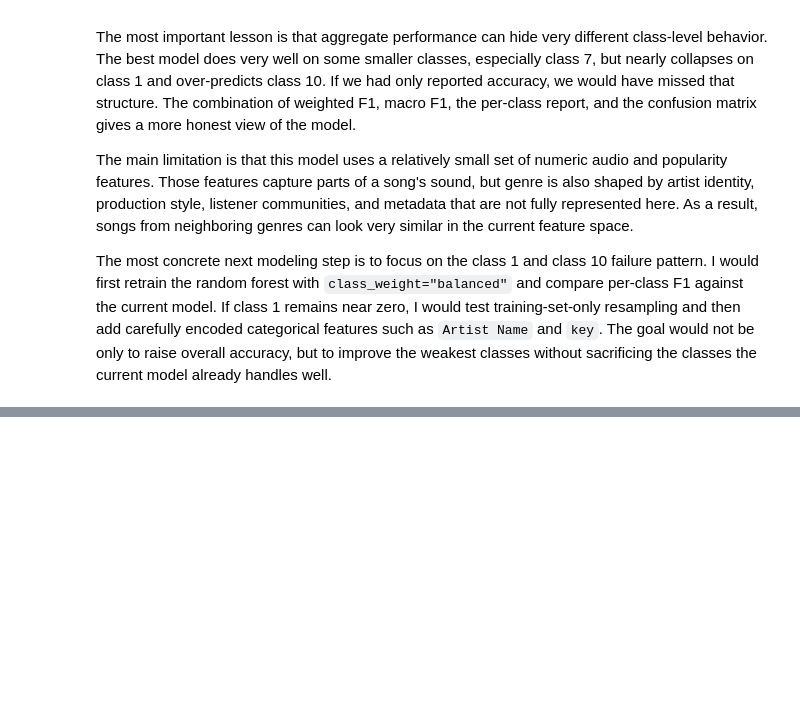
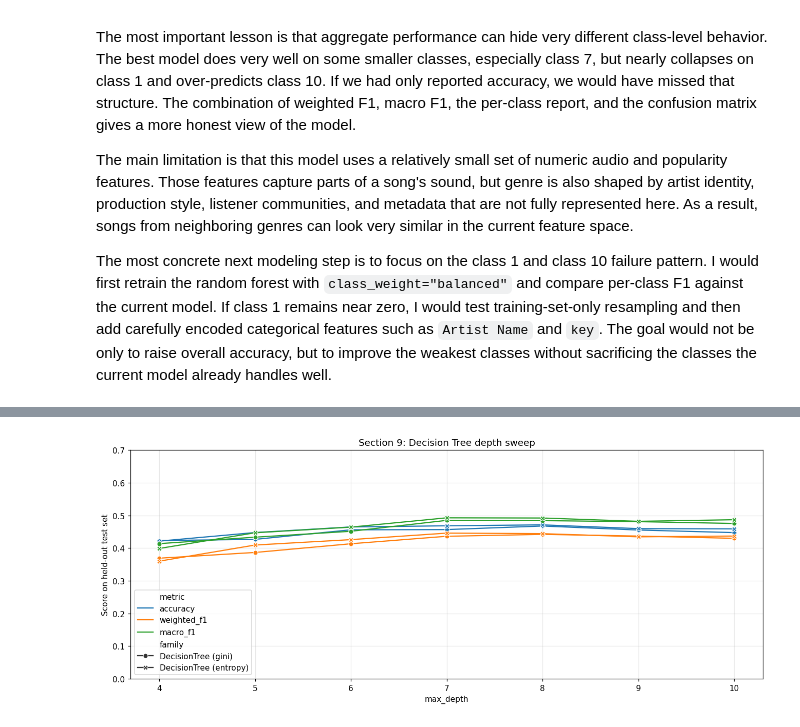
Before and after one commit to 7u4n10/ml-music-class, a Jupyter notebook: notebooks/project_part_3_Team_#.ipynb, the cells around one changed output, grey strips where cells are left out. Saved outputs shown, nothing was run; the diff lists cells and outputs as text; code cells hidden in the pictures; blank space fills up the shorter version.

```diff
--- a/notebooks/project_part_3_Team_1.ipynb
+++ b/notebooks/project_part_3_Team_#.ipynb
@@ -628,0 +671,15 @@ The most concrete next modeling step is to focus on the class 1 and class 10 fai
+# %%
+from sklearn.tree import DecisionTreeClassifier
+from sklearn.ensemble import RandomForestClassifier
+from sklearn.metrics import accuracy_score, f1_score
+import pandas as pd
+import seaborn as sns
+import matplotlib.pyplot as plt
+
+# Reuse notebook training/test split: x_train, x_test, y_train, y_test
+# We will sweep over two hyperparameters: max_depth for decision trees, and n_estimators for random forests.
+# We will keep other hyperparameters fixed to reasonable defaults to isolate the effects of these two key hyperparameters.
+depths = [4, 5, 6, 7, 8, 9, 10]
+rf_estimators = [1, 5, 10, 25, 50, 100, 200, 400]
+
+rows = []
@@ -628,0 +750,29 @@ The most concrete next modeling step is to focus on the class 1 and class 10 fai
+# %%
+# Plot 1: Decision tree depth curves
+dt_df = sweep_df[sweep_df["family"].str.contains("DecisionTree")].copy()
+dt_long = dt_df.melt(
+    id_vars=["family", "x_name", "x_value"],
+    value_vars=["accuracy", "weighted_f1", "macro_f1"],
+    var_name="metric",
+    value_name="score",
+)
+
+plt.figure(figsize=(12, 5), dpi=DPI)
+sns.lineplot(
+    data=dt_long,
+    x="x_value",
+    y="score",
+    hue="metric",
+    style="family",
+    markers=True,
+    dashes=False,
+)
+plt.title("Section 9: Decision Tree depth sweep")
+plt.xlabel("max_depth")
+plt.ylabel("Score on held-out test set")
+plt.ylim(0, 0.7)
+plt.grid(alpha=0.3)
+plt.tight_layout()
+plt.show()
+# %% [output]
+[figure, added]
```
Also changed, not shown: parts of 15 cells of this notebook.
